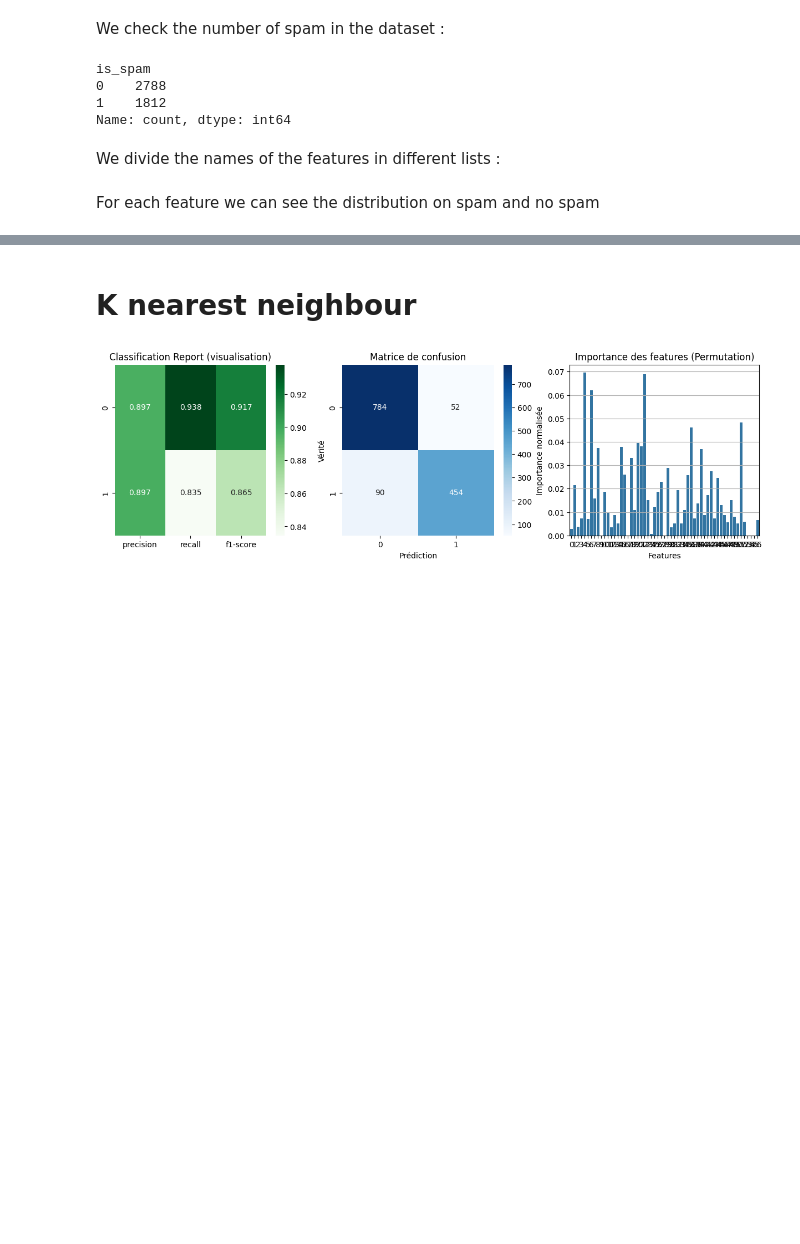
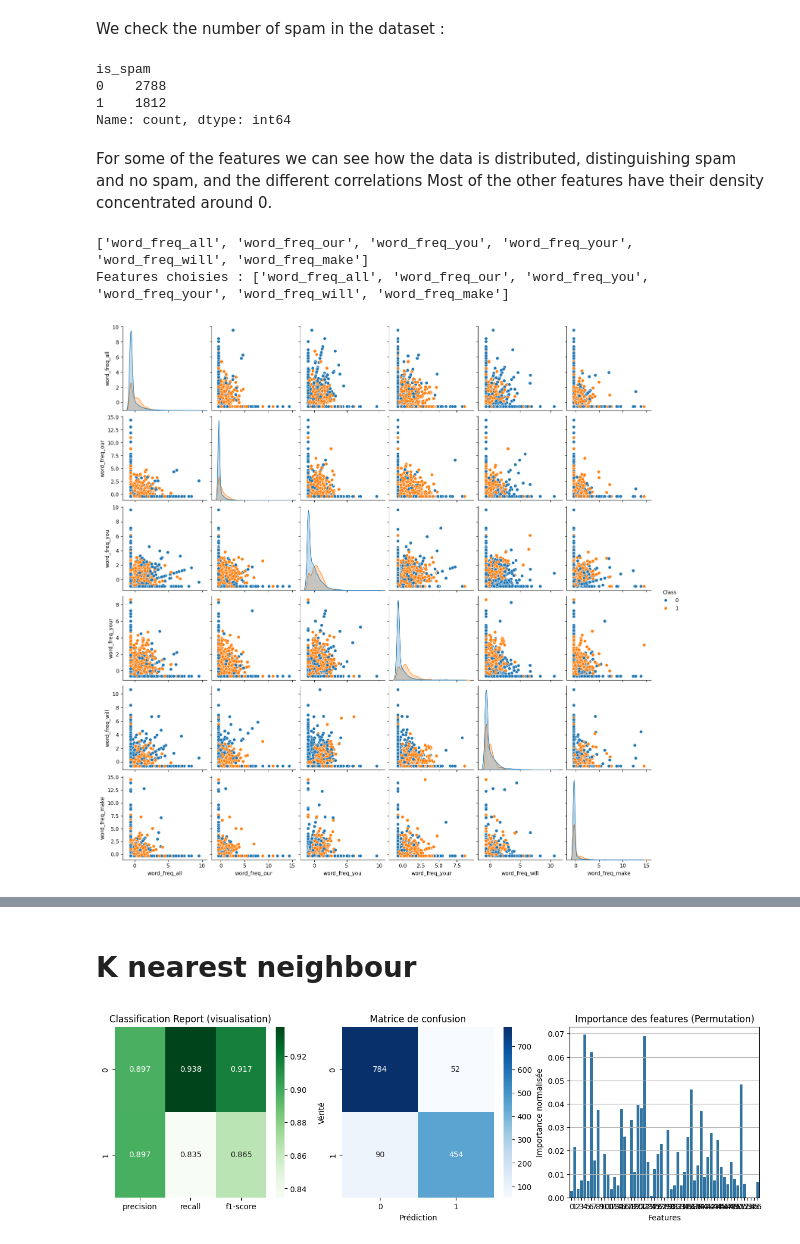
Before and after one commit to RemiBBX/ml-diabetes-spam-prediction, a Jupyter notebook: SPAM_Visualization.ipynb, the cells around one changed output, grey strips where cells are left out. Cells and saved outputs as stored; diff of their text form; code cells hidden in the pictures; blank space fills up the shorter version.

```diff
--- a/SPAM_Visualization.ipynb
+++ b/SPAM_Visualization.ipynb
@@ -162,5 +164,3 @@ is_spam
 0    2788
 1    1812
 Name: count, dtype: int64
-# %% [markdown]
-We divide the names of the features in different lists :
@@ -240,2 +167,3 @@ capital_run = ["capital_run_length_average", "capital_run_length_longest", "capi
 # %% [markdown]
-For each feature we can see the distribution on spam and no spam
+For some of the features we can see how the data is distributed, distinguishing spam and no spam, and the different correlations
+Most of the other features have their density concentrated around 0.
@@ -251,0 +170,6 @@ plt.show()
+# %%
+visualize(data_spam, features)
+# %% [output]
+['word_freq_all', 'word_freq_our', 'word_freq_you', 'word_freq_your', 'word_freq_will', 'word_freq_make']
+Features choisies : ['word_freq_all', 'word_freq_our', 'word_freq_you', 'word_freq_your', 'word_freq_will', 'word_freq_make']
+[figure, added]
```
Also changed, not shown: parts of 5 cells of this notebook, 1 other file.
